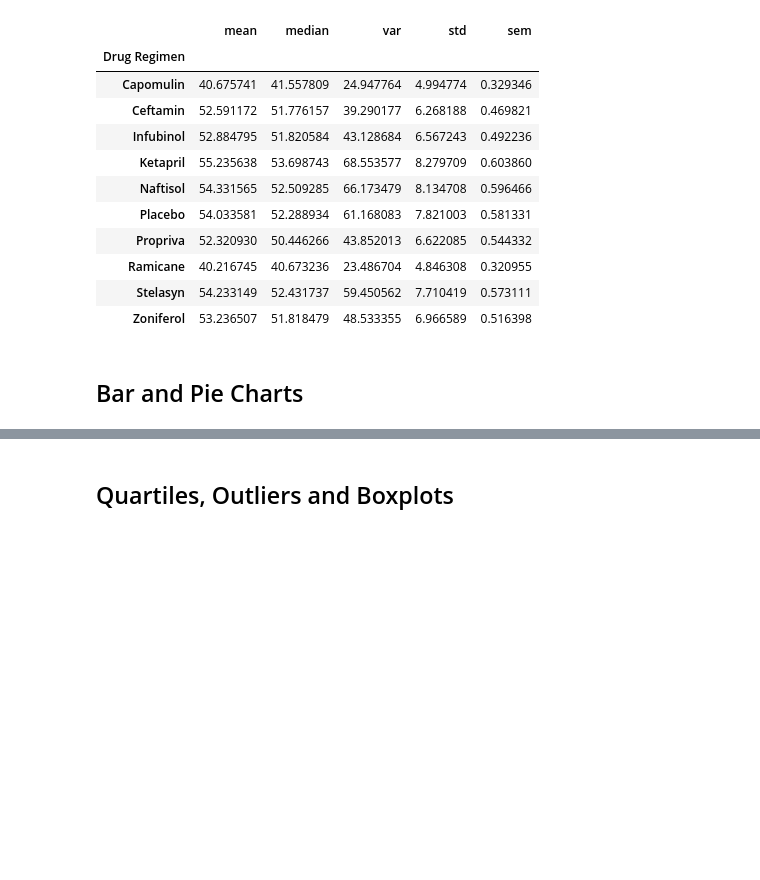
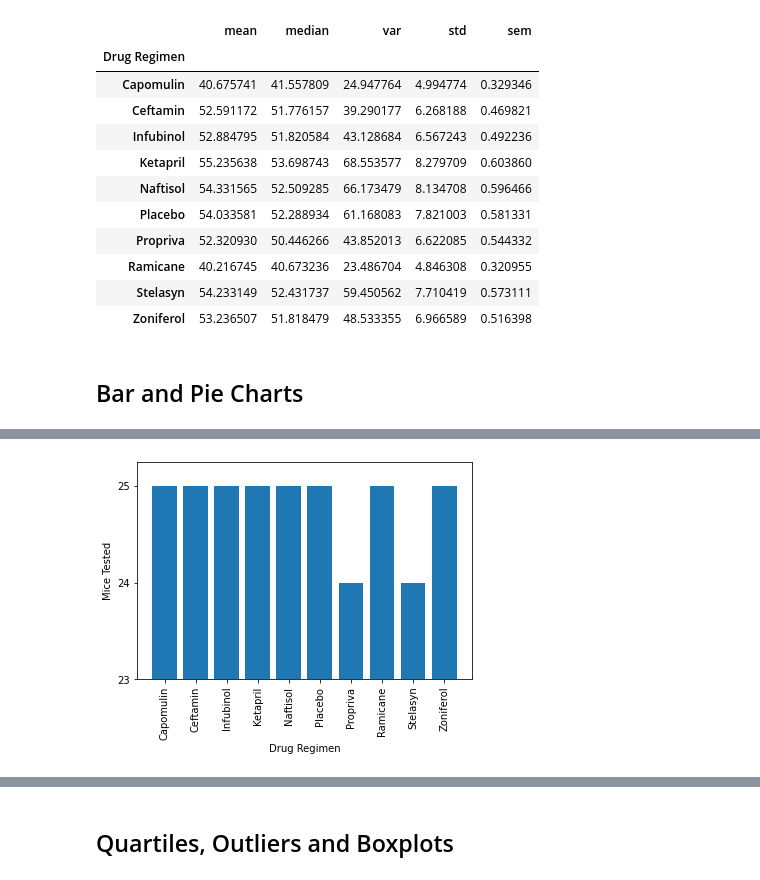
Before and after one commit to scottgall/scc-drug-performance-in-mice, a Jupyter notebook: pymaceuticals_starter.ipynb, the cells around one changed output, grey strips where cells are left out. Drawn from its saved outputs; the diff is of its cells as text; code cells hidden in the pictures; blank space fills up the shorter version.

```diff
--- a/pymaceuticals_starter.ipynb
+++ b/pymaceuticals_starter.ipynb
@@ -120,4 +120,14 @@ drug_group['Mouse ID'].nunique().plot.bar(ylim=(23,25.5), yticks=([23,24,25]), y
 # %%
 # Generate a bar plot showing the total number of unique mice tested on each drug regimen using pyplot.
+x = drug_group.groups.keys()
+y = drug_group['Mouse ID'].nunique().tolist()
+plt.bar(x,y)
+plt.xticks(rotation = 90)
+plt.xlabel('Drug Regimen')
+plt.ylabel('Mice Tested')
+plt.ylim(23,25.25)
+plt.yticks([23,24,25]);
+# %% [output]
+[figure, added]
 # %%
 # Generate a pie plot showing the distribution of female versus male mice using pandas
```
Also changed, not shown: parts of 3 cells of this notebook.
